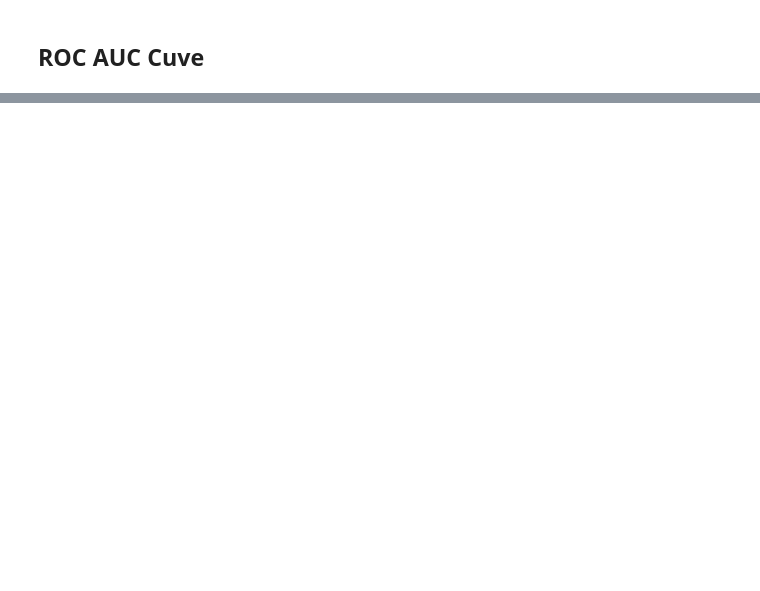
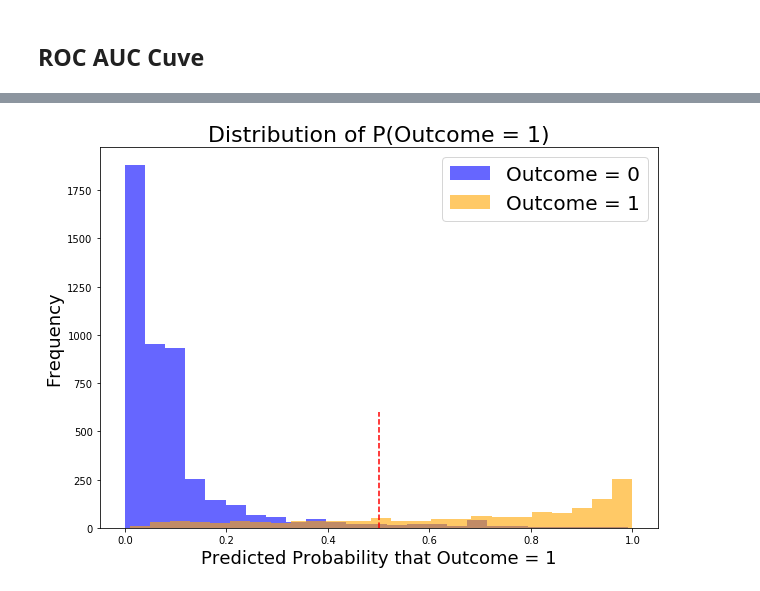
Before and after one commit to mayjordata/Project-TeamAlert, a Jupyter notebook: brianna_model.ipynb, the cells around one changed output, grey strips where cells are left out. Drawn from its saved outputs; the diff is of its cells as text; code cells hidden in the pictures; blank space fills up the shorter version.

```diff
--- a/brianna_model.ipynb
+++ b/brianna_model.ipynb
@@ -363,0 +444,32 @@ gs_n_gram best train score: 0.8668268968154258. gs_n_gram best test score 0.8700
+# %%
+# Create figure.
+plt.figure(figsize = (10,7))
+
+# Create two histograms of observations.
+plt.hist(pred_df[pred_df['true_values'] == 0]['pred_probs'],
+         bins=25,
+         color='b',
+         alpha = 0.6,
+         label='Outcome = 0')
+plt.hist(pred_df[pred_df['true_values'] == 1]['pred_probs'],
+         bins=25,
+         color='orange',
+         alpha = 0.6,
+         label='Outcome = 1')
+
+# Add vertical line at P(Outcome = 1) = 0.5.
+plt.vlines(x=0.5,
+           ymin = 0,
+           ymax = 600,
+           color='r',
+           linestyle = '--')
+
+# Label axes.
+plt.title('Distribution of P(Outcome = 1)', fontsize=22)
+plt.ylabel('Frequency', fontsize=18)
+plt.xlabel('Predicted Probability that Outcome = 1', fontsize=18)
+
+# Create legend.
+plt.legend(fontsize=20);
+# %% [output]
+[figure, added]
```
Also changed, not shown: parts of 13 cells of this notebook.
